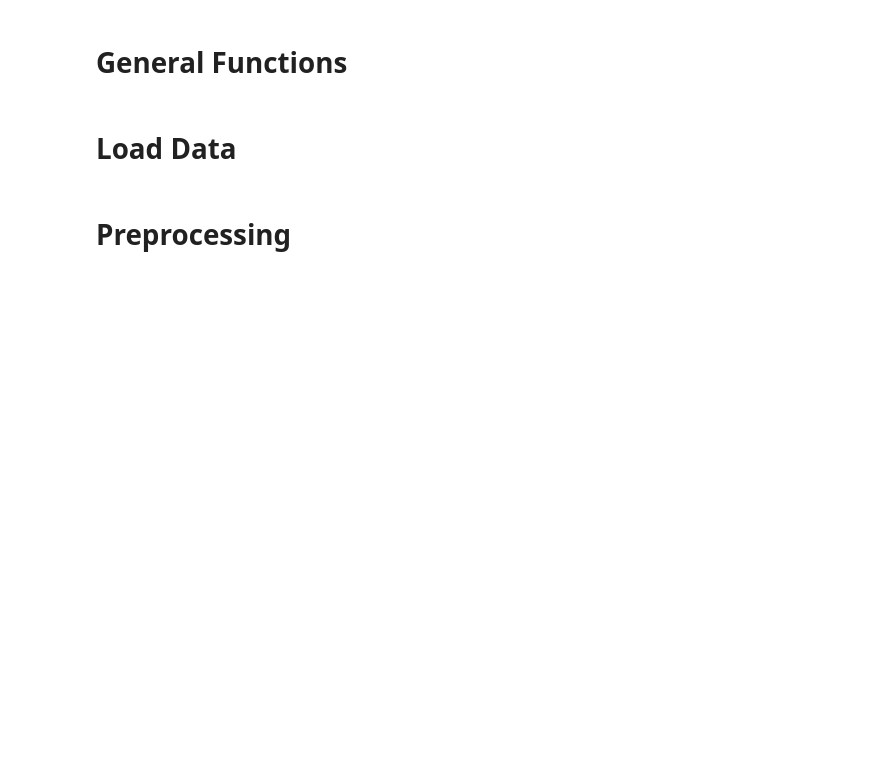
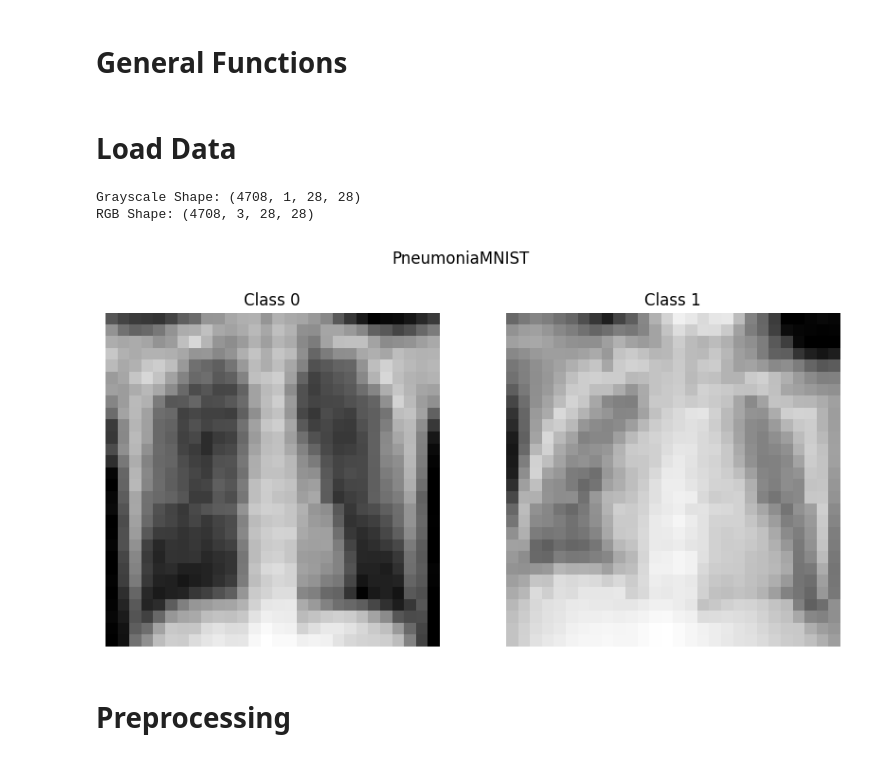
Before and after one commit to lstk44/Homomorphic-Encryption, a Jupyter notebook: UCImageClassification/ImageClassification.ipynb, the cells around one changed output. Saved outputs shown, nothing was run; the diff lists cells and outputs as text; code cells hidden in the pictures; blank space fills up the shorter version.

```diff
--- a/UCImageClassification/ImageClassification.ipynb
+++ b/UCImageClassification/ImageClassification.ipynb
@@ -171,12 +226,22 @@ xtrain_rgb, xval_rgb, xtest_rgb = data[1]
 ytrain, yval, ytest = data[2]
+# %%
+print(f'Grayscale Shape: {xtrain_gray.shape}')
+print(f'RGB Shape: {xtrain_rgb.shape}')
+# %% [output]
+Grayscale Shape: (4708, 1, 28, 28)
+RGB Shape: (4708, 3, 28, 28)
 # %%
 # plot sample images of each class
 n_classes = len(np.unique(ytrain))
 
 fig, ax = plt.subplots(nrows=1, ncols=n_classes, figsize=(10, 5))
 for i in range(n_classes):
     ax[i].imshow(xtrain_gray[ytrain.flatten()==i][0][0], cmap='gray')
     ax[i].set_title(f'Class {i}')
     ax[i].axis('off')
+fig.suptitle(dataset)
+plt.show()
+# %% [output]
+[figure, added]
 # %% [markdown]
 # Preprocessing
```
Also changed, not shown: parts of 16 cells of this notebook.
